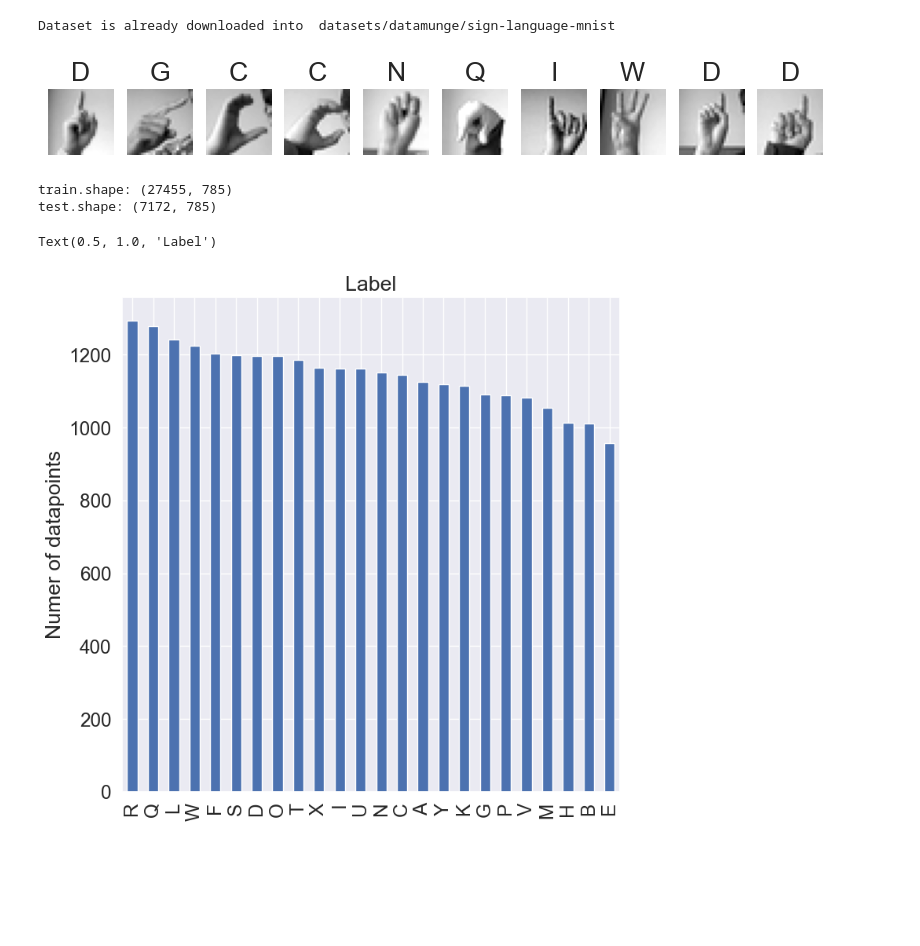
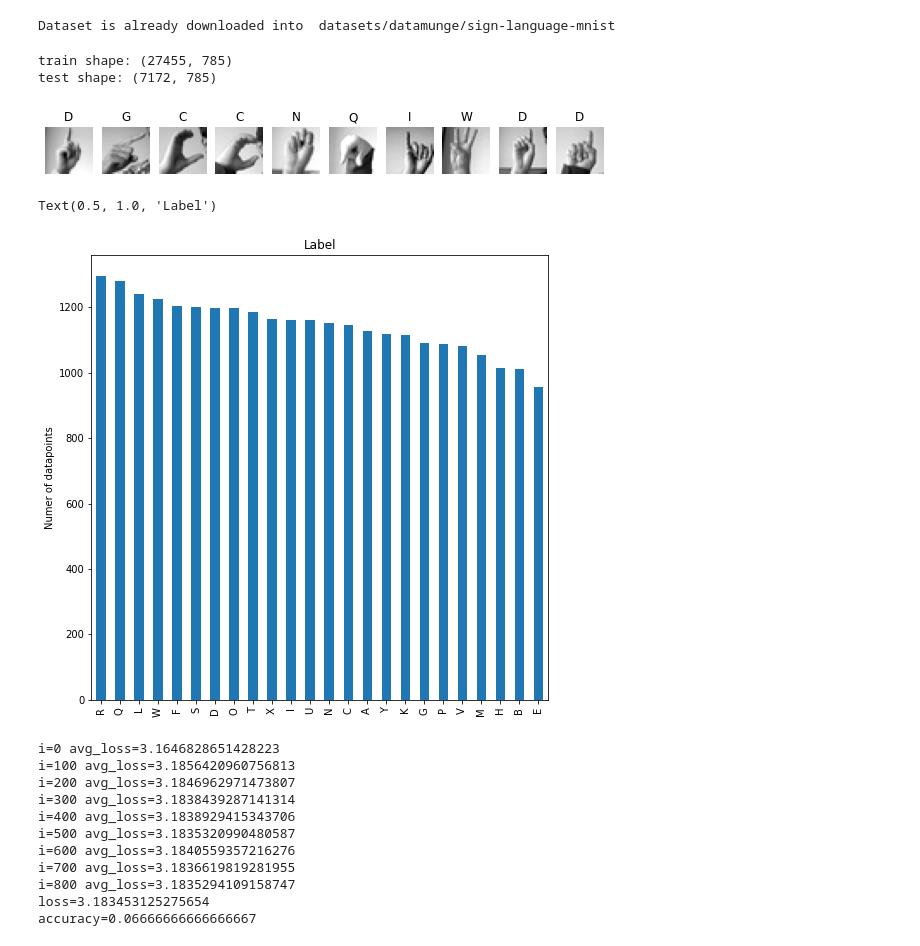
Before and after one commit to terrynguyen255/sign-language-recognition, a Jupyter notebook: main.ipynb, the cells around one changed output. Drawn from its saved outputs; the diff is of its cells as text; code cells hidden in the pictures; blank space fills up the shorter version.

Commit message:
Add runable model

```diff
--- a/main.ipynb
+++ b/main.ipynb
@@ -36,43 +37,55 @@ else:
 # %% [output]
 Dataset is already downloaded into  datasets/datamunge/sign-language-mnist
 # %%
+# Visualize the dataset
 import pandas as pd
 import numpy as np
 
+trainset_csv_path = f'{dataset_path}/sign_mnist_train.csv'
+testset_csv_path = f'{dataset_path}/sign_mnist_test.csv'
 
-train = pd.read_csv(f'{dataset_path}/sign_mnist_train.csv')
-test = pd.read_csv(f'{dataset_path}/sign_mnist_test.csv')
+train_csv = pd.read_csv(trainset_csv_path)
+test_csv = pd.read_csv(testset_csv_path)
 
-train_data = np.array(train, dtype = 'float32') # todo: change type to int
-test_data = np.array(test, dtype='float32') # todo: change type to int
+train_data = np.array(train_csv)
+test_data = np.array(test_csv)
 
 numeric_labels = list(range(26))
 numeric_to_alpha_label_map = {numeric_label: chr(65 + numeric_label) for numeric_label in numeric_labels}
+
+ab_classes = ['A', 'B', 'C', 'D', 'E', 'F', 'G', 'H', 'I', 'K', 'L', 'M', 'N', 'O', 'P', 'Q', 'R', 'S', 'T', 'U', 'V', 'W', 'X', 'Y' ]
+num_classes = [ord(c) - 65 for c in ab_classes]
+
+print(f"train shape: {train_csv.shape}")
+print(f"test shape: {test_csv.shape}")
+# %% [output]
+train shape: (27455, 785)
+test shape: (7172, 785)
 # %%
 import math
 import matplotlib.pyplot as plot
 
+
+img_size = None
+
 # plot the first 10 images
 number_imags_to_plot = 10
-img_size = 10
-fig, axes = plot.subplots(1, number_imags_to_plot, figsize=(img_size, img_size))
+img_fig_size = 10
+fig, axes = plot.subplots(1, number_imags_to_plot, figsize=(img_fig_size, img_fig_size))
 for i, ax in enumerate(axes):
     numeric_label, *img_1d = train_data[i]
     img_1d = np.array(img_1d)
     img_pixel_count = img_1d.shape[0]
-    edge_size = int(math.sqrt(img_pixel_count))
-    ax.imshow(img_1d.reshape((edge_size, edge_size)), cmap='gray')
+    img_size = int(math.sqrt(img_pixel_count))
+    ax.imshow(img_1d.reshape((img_size, img_size)), cmap='gray')
     alpha_label = numeric_to_alpha_label_map[numeric_label]
     ax.set_title(alpha_label)
     ax.axis('off')
 # %% [output]
-[figure, old version]
+[figure, new version]
 # %%
-print(f"train.shape: {train.shape}")
-print(f"test.shape: {test.shape}")
-
 # Show distribution of train data
-distribution = train['label'].value_counts(sort=True)
+distribution = train_csv['label'].value_counts(sort=True)
 distribution.index = [ numeric_to_alpha_label_map[x] for x in distribution.index]
 fig = plot.figure(figsize=(18,18))
 ax1 = fig.add_subplot(221)
@@ -80,9 +93,7 @@ distribution.plot(kind='bar', ax=ax1)
 ax1.set_ylabel('Numer of datapoints')
 ax1.set_title('Label')
 # %% [output]
-train.shape: (27455, 785)
-test.shape: (7172, 785)
+Text(0.5, 1.0, 'Label')
-Text(0.5, 1.0, 'Label')
-[figure, old version]
+[figure, new version]
 # %%
 # Model implementation
@@ -95,5 +201,28 @@ def evaluate():
 # %%
 # main
-model = None
-train()
-evaluate()
+batch_size = 32
+trainset = SlrDataset(train_csv)
+trainloader = torch.utils.data.DataLoader(trainset, batch_size=batch_size, shuffle=True)
+testset = SlrDataset(test_csv)
+testloader = torch.utils.data.DataLoader(testset, batch_size=batch_size, shuffle=False)
+
+model = SlrModel().float()
+optimizer = optim.SGD(model.parameters(), lr=0.01, momentum=0.9)
+
+loss = train(model, optimizer, trainloader, verbose=True)
+print(f'loss={loss}')
+
+accuracy = evaluate(model, testloader)
+print(f'accuracy={accuracy}')
+# %% [output]
+i=0 avg_loss=3.1646828651428223
+i=100 avg_loss=3.1856420960756813
+i=200 avg_loss=3.1846962971473807
+i=300 avg_loss=3.1838439287141314
+i=400 avg_loss=3.1838929415343706
+i=500 avg_loss=3.1835320990480587
+i=600 avg_loss=3.1840559357216276
+i=700 avg_loss=3.1836619819281955
+i=800 avg_loss=3.1835294109158747
+loss=3.183453125275654
+accuracy=0.06666666666666667
```
Also changed, not shown: parts of 6 cells of this notebook, 1 other file.
